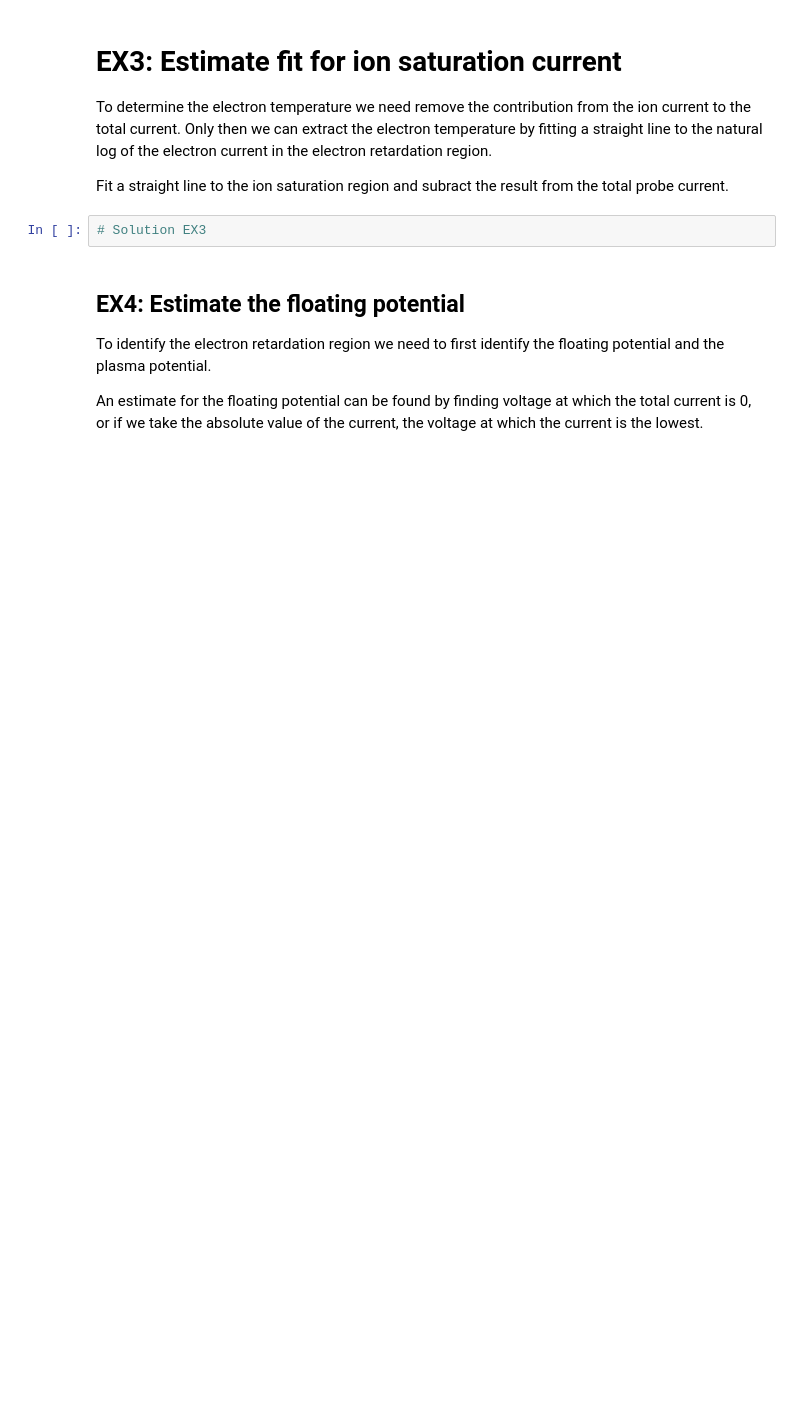
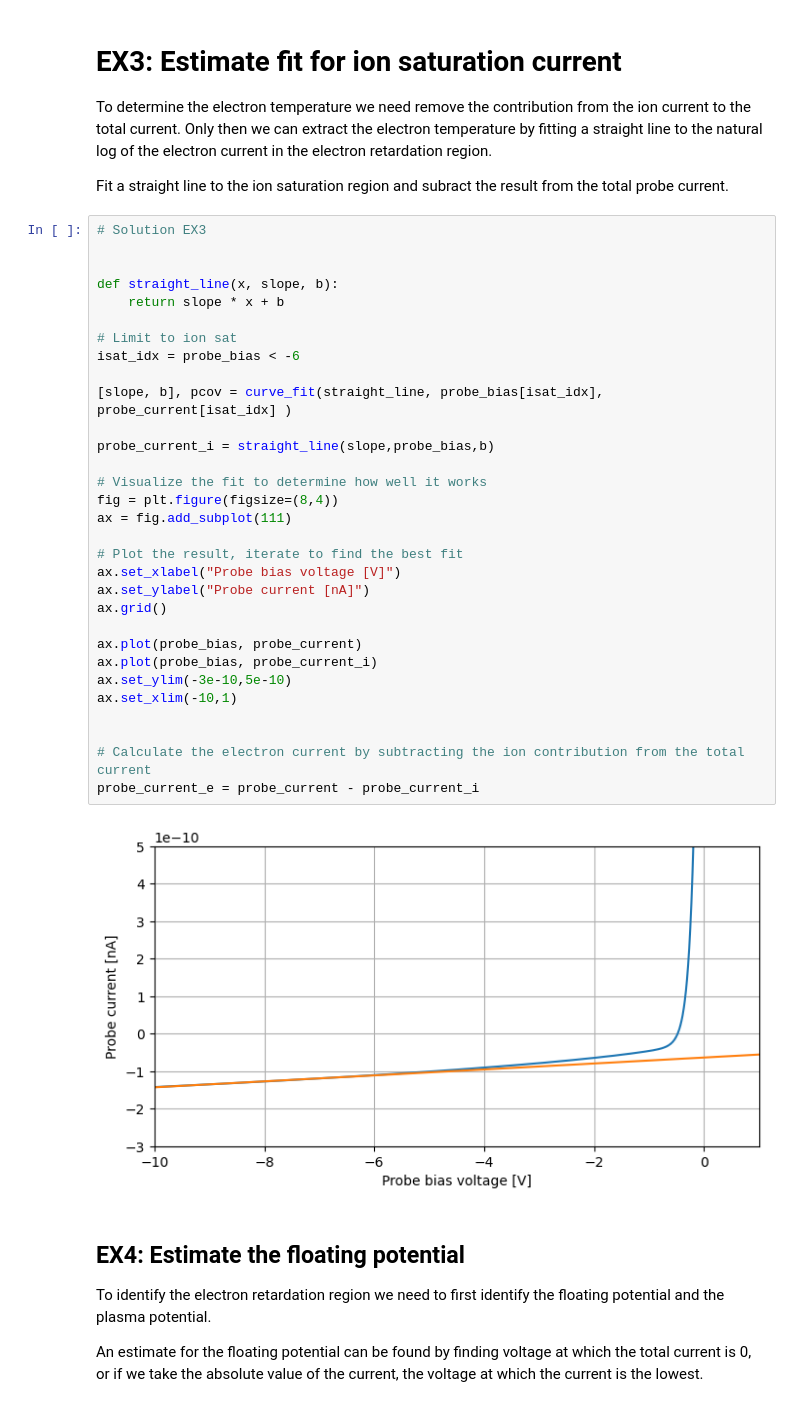
Before and after one commit to nikizxx/agf223-temp_nick, a Jupyter notebook: Langmuir_probe.ipynb, the cells around one changed output. Cells and saved outputs as stored; diff of their text form; blank space fills up the shorter version.

```diff
--- a/Langmuir_probe.ipynb
+++ b/Langmuir_probe.ipynb
@@ -247,6 +299,37 @@ To determine the electron temperature we need remove the contribution from the i
 Fit a straight line to the ion saturation region and subract the result from the total probe current.
 # %%
 # Solution EX3
+
+
+def straight_line(x, slope, b):
+    return slope * x + b
+
+# Limit to ion sat
+isat_idx = probe_bias < -6
+
+[slope, b], pcov = curve_fit(straight_line, probe_bias[isat_idx], probe_current[isat_idx] )
+
+probe_current_i = straight_line(slope,probe_bias,b)
+
+# Visualize the fit to determine how well it works
+fig = plt.figure(figsize=(8,4))
+ax = fig.add_subplot(111)
+
+# Plot the result, iterate to find the best fit
+ax.set_xlabel("Probe bias voltage [V]")
+ax.set_ylabel("Probe current [nA]")
+ax.grid()
+
+ax.plot(probe_bias, probe_current)
+ax.plot(probe_bias, probe_current_i)
+ax.set_ylim(-3e-10,5e-10)
+ax.set_xlim(-10,1)
+
+
+# Calculate the electron current by subtracting the ion contribution from the total current
+probe_current_e = probe_current - probe_current_i
+# %% [output]
+[figure, added]
 # %% [markdown]
 ## EX4: Estimate the floating potential
 
```
Also changed, not shown: parts of 8 cells of this notebook.
